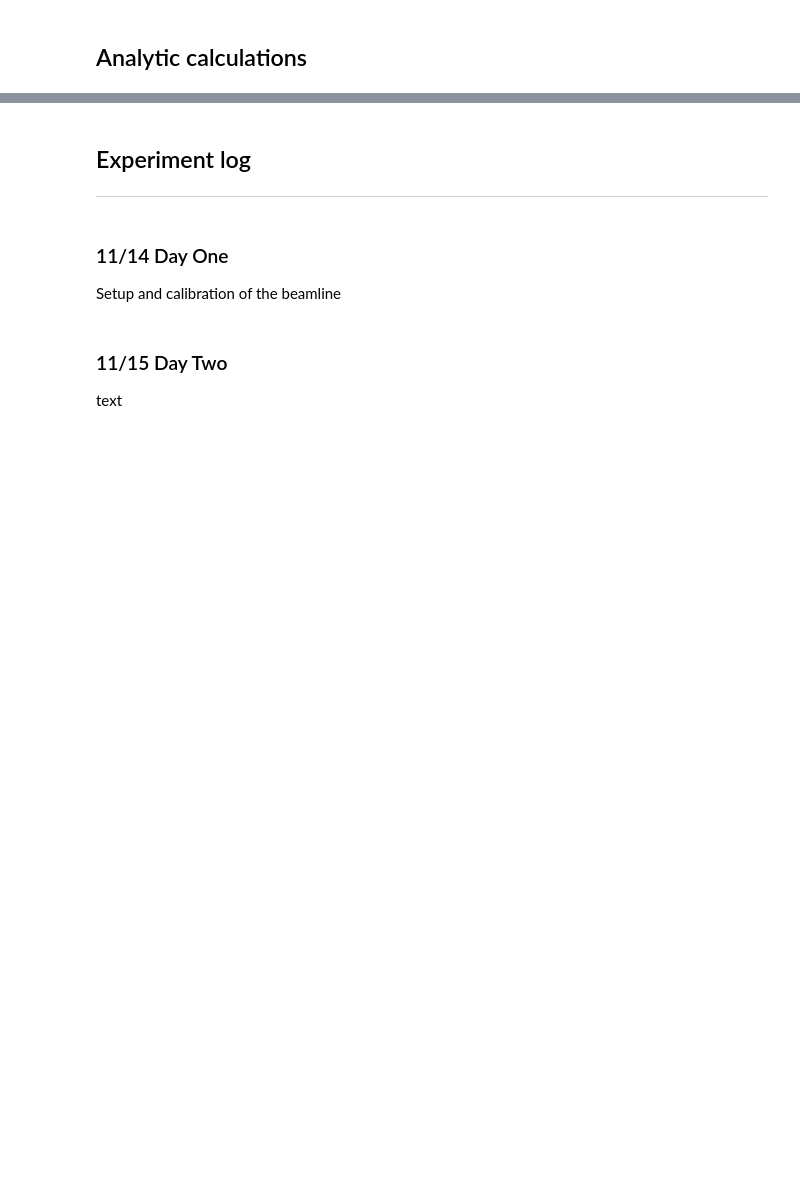
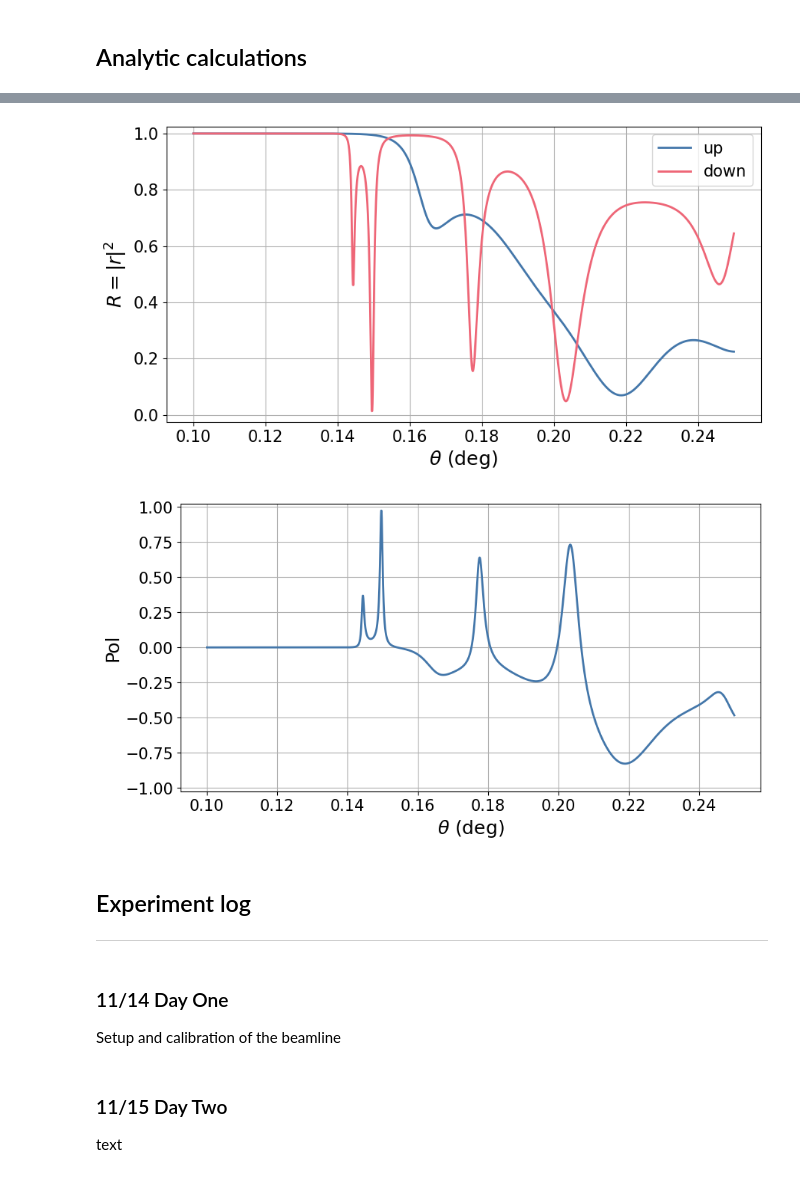
Before and after one commit to srmck/Goos-Hanchen, a Jupyter notebook: Goos-Hanchen.ipynb, the cells around one changed output, grey strips where cells are left out. Drawn from its saved outputs; the diff is of its cells as text; code cells hidden in the pictures; blank space fills up the shorter version.

```diff
--- a/Goos-Hanchen.ipynb
+++ b/Goos-Hanchen.ipynb
@@ -216,0 +149,12 @@ No interaction, Phi = 0
+# %%
+Pols2 = []
+print('Final polarization components')
+for i,k in zip(['P_+x','P_-x','P_x'],[get_proj(spx,sign=1),get_proj(spx,sign=-1),spx]):
+    print(f'{i}:')
+    pk = expect(psi3,k).subs(p0,0).expand().simplify()
+    display(pk)
+    print('When theta_1 = -theta_2')
+    pk = pk.subs(t2,-t1).expand().simplify()
+    display(pk)
+    print('\n')
+    Pols2.append(pk)
@@ -232,3 +225,53 @@ display(gen_mag)
+# %%
+def get_R(SLDs,ts,k0=1,substrate=SLDs['Si']):
+    '''Given a potential, returns the reflectivity. Assumes air for z<=0 and
+    an additional infinite-thickness substrate layer.'''
+    assert len(SLDs) == len(ts), 'Check number of layers!'
+    km = [k0*(1 - 2*np.pi*rho*1e-6/k0**2) for rho in [0.]+SLDs+[substrate]]
+    ms = len(km)  #air 0, layers (1,...,N), substrate N+1
+
+    phim = [0]+[km[i]*ts[i] for i in range(ms-2)]  #phi_0 special case
+
+    tm = [2*km[i]/(km[i] + km[i+1]) for i in range(ms-1)]
+    rm = [(km[i] - km[i+1])/(km[i] + km[i+1]) for i in range(ms-1)]
+
+    Rm = [np.array([[1,rm[i]],[rm[i],1]]) for i in range(ms-1)]
+    Cm = [1/tm[i]*np.diag((np.exp(-1j*phim[i]),np.exp(1j*phim[i])))@Rm[i] for i in range(ms-1)]
+
+    t_matrix = np.identity(2)
+    for C in Cm:
+        t_matrix = np.matmul(t_matrix,C)
+    R = (np.abs(t_matrix[1,0])/np.abs(t_matrix[0,0]))**2
+    return np.where(R>1,1,R)  #manually including the critical angle
+
+#print(get_R(sample_nuc_SLDs,sample_ts,k0=2*np.pi/4*.00275),'\n')
+
+angles = np.linspace(.1,.25,2000)[1:]*np.pi/180  #incident angle
+#R = np.array([get_R(sample_nuc_SLDs,sample_ts,k0=2*np.pi/4*a) for a in angles])
+R_up = np.array([get_R(sample_up_SLDs,sample_ts,k0=2*np.pi/4*a) for a in angles])
+R_down = np.array([get_R(sample_down_SLDs,sample_ts,k0=2*np.pi/4*a) for a in angles])
+
+plt.figure(figsize=(10,5))
+#plt.plot(angles*180/np.pi,R,'-',label='nuc',lw=2)
+plt.plot(angles*180/np.pi,R_up,'-',label='up',lw=2)
+plt.plot(angles*180/np.pi,R_down,'-',label='down',lw=2)
+plt.xlabel(r'$\theta$ (deg)')
+plt.ylabel(r'$R=|r|^2$')
+plt.ylim(-.025,1.025)
+plt.legend()
+plt.grid()
+plt.show()
+
+plt.figure(figsize=(10,5))
+plt.plot(angles*180/np.pi,(R_up-R_down)/(R_up+R_down),'-',lw=2)
+plt.xlabel(r'$\theta$ (deg)')
+plt.ylabel(r'Pol')
+plt.ylim(-1.025,1.025)
+plt.grid()
+plt.show()
+# %% [output]
+[figure, added]
+[figure, added]
 # %% [markdown]
 ## Experiment log
 ***
```
Also changed, not shown: parts of 10 cells of this notebook.
